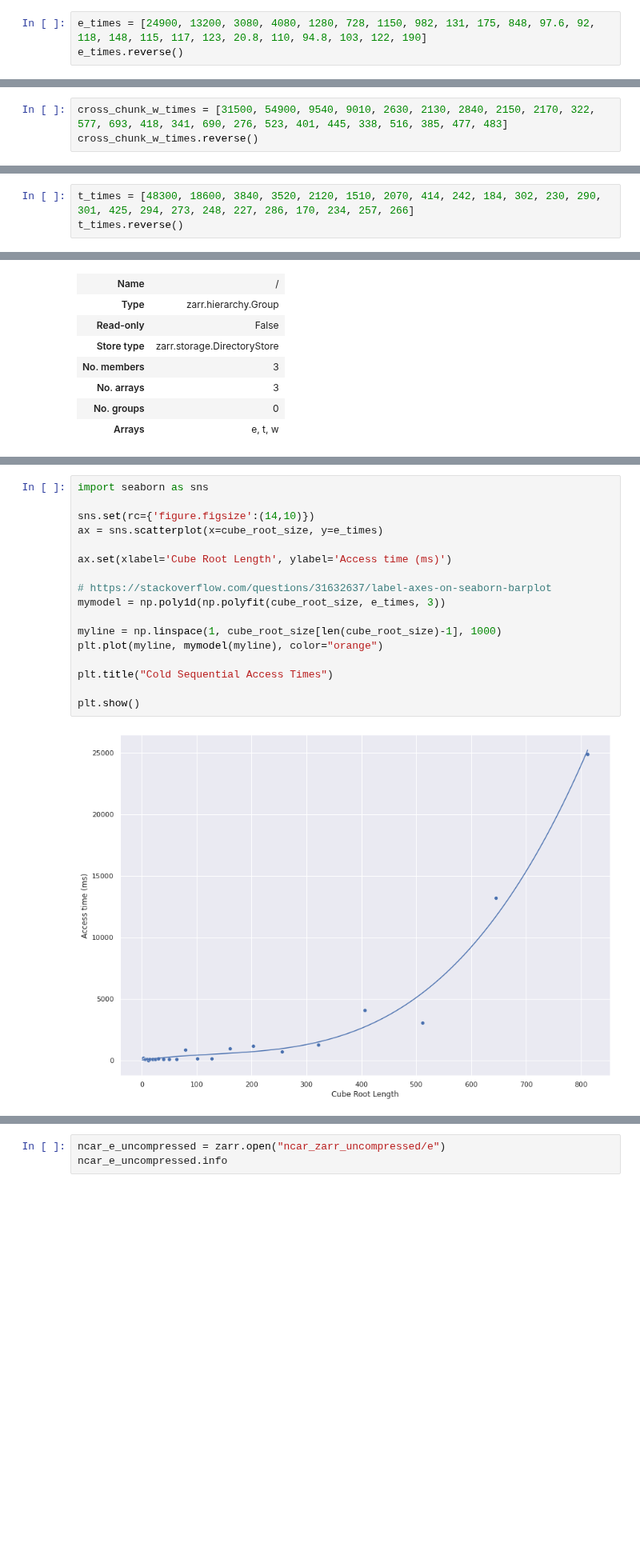
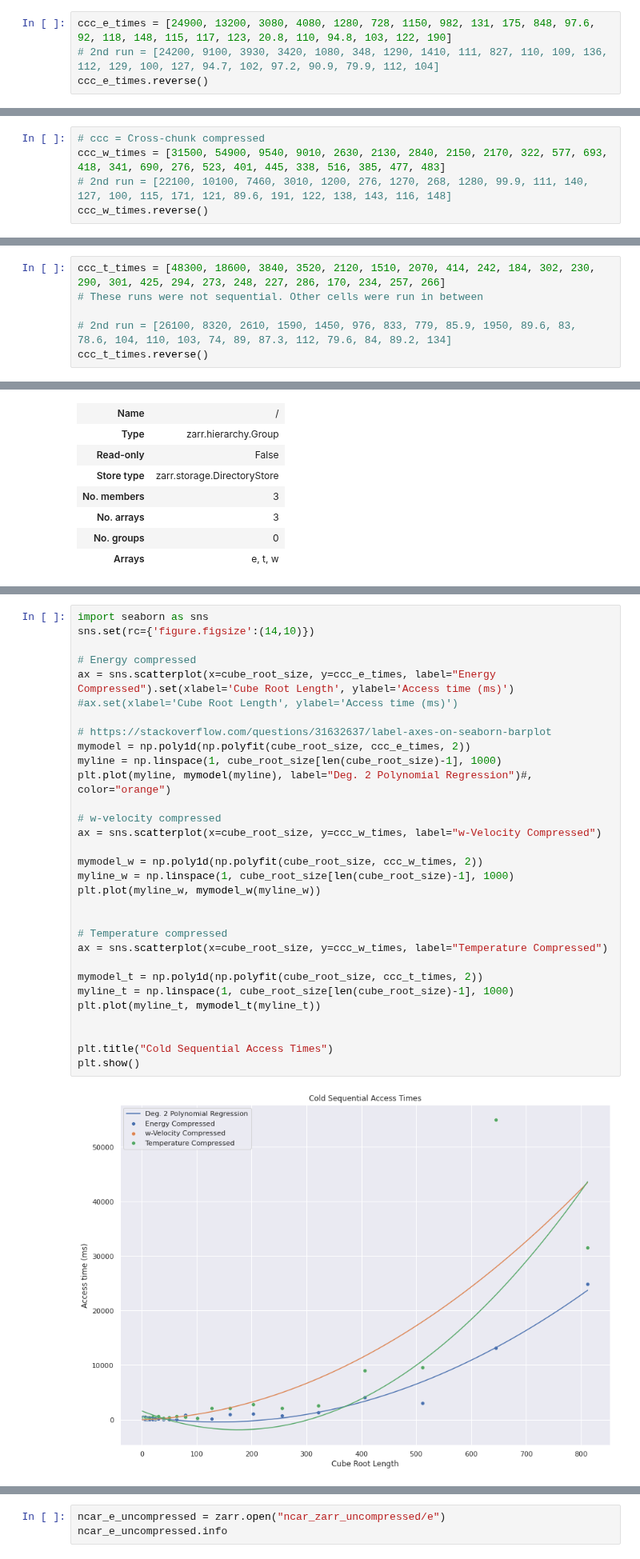
Before and after one commit to ariellubonja/ncar-zarr-code, a Jupyter notebook: compression-tradeoff-1-var.ipynb, the cells around one changed output, grey strips where cells are left out. Shown at 80% size. Drawn from its saved outputs; the diff is of its cells as text; blank space fills up the shorter version.

Commit message:
Running exp. for Access size using Min nr chunks (non-random, unlike before). Done some plots. TODO warm. TODO access all 2048^3 every loop and compare results - 2nd run results suspect

```diff
--- a/compression-tradeoff-1-var.ipynb
+++ b/compression-tradeoff-1-var.ipynb
@@ -392,8 +392,9 @@ for i in range(len(cube_root_size)-1,-1,-1): # From 31st to 0-th (inclusive)
 # %% [markdown]
 Spikes up/down in time are when access happens between chunks. Cross-chunk access needs decompressing of both chunks
 # %%
-e_times = [24900, 13200, 3080, 4080, 1280, 728, 1150, 982, 131, 175, 848, 97.6, 92, 118, 148, 115, 117, 123, 20.8, 110, 94.8, 103, 122, 190]
-e_times.reverse()
+ccc_e_times = [24900, 13200, 3080, 4080, 1280, 728, 1150, 982, 131, 175, 848, 97.6, 92, 118, 148, 115, 117, 123, 20.8, 110, 94.8, 103, 122, 190]
+# 2nd run = [24200, 9100, 3930, 3420, 1080, 348, 1290, 1410, 111, 827, 110, 109, 136, 112, 129, 100, 127, 94.7, 102, 97.2, 90.9, 79.9, 112, 104]
+ccc_e_times.reverse()
 # %%
 ncar_data['w'].info
 # %% [output]
@@ -440,6 +441,8 @@ for i in range(len(cube_root_size)-1,-1,-1): # From 31st to 0-th (inclusive)
 # %%
-cross_chunk_w_times = [31500, 54900, 9540, 9010, 2630, 2130, 2840, 2150, 2170, 322, 577, 693, 418, 341, 690, 276, 523, 401, 445, 338, 516, 385, 477, 483]
-cross_chunk_w_times.reverse()
+# ccc = Cross-chunk compressed
+ccc_w_times = [31500, 54900, 9540, 9010, 2630, 2130, 2840, 2150, 2170, 322, 577, 693, 418, 341, 690, 276, 523, 401, 445, 338, 516, 385, 477, 483]
+# 2nd run = [22100, 10100, 7460, 3010, 1200, 276, 1270, 268, 1280, 99.9, 111, 140, 127, 100, 115, 171, 121, 89.6, 191, 122, 138, 143, 116, 148]
+ccc_w_times.reverse()
 # %%
 ncar_data['t'].info
 # %% [output]
@@ -485,6 +490,9 @@ for i in range(len(cube_root_size)-1,-1,-1): # From 31st to 0-th (inclusive)
 # %%
-t_times = [48300, 18600, 3840, 3520, 2120, 1510, 2070, 414, 242, 184, 302, 230, 290, 301, 425, 294, 273, 248, 227, 286, 170, 234, 257, 266]
-t_times.reverse()
+ccc_t_times = [48300, 18600, 3840, 3520, 2120, 1510, 2070, 414, 242, 184, 302, 230, 290, 301, 425, 294, 273, 248, 227, 286, 170, 234, 257, 266]
+# These runs were not sequential. Other cells were run in between
+
+# 2nd run = [26100, 8320, 2610, 1590, 1450, 976, 833, 779, 85.9, 1950, 89.6, 83, 78.6, 104, 110, 103, 74, 89, 87.3, 112, 79.6, 84, 89.2, 134]
+ccc_t_times.reverse()
 # %% [markdown]
 # Uncompressed
 ## Cold-cache access all chunk sizes 2^6 - 2^30
@@ -550,19 +650,33 @@ t_uncomp_times = []
 # %%
 import seaborn as sns
+sns.set(rc={'figure.figsize':(14,10)})
 
-sns.set(rc={'figure.figsize':(14,10)})
-ax = sns.scatterplot(x=cube_root_size, y=e_times)
-
-ax.set(xlabel='Cube Root Length', ylabel='Access time (ms)')
+# Energy compressed
+ax = sns.scatterplot(x=cube_root_size, y=ccc_e_times, label="Energy Compressed").set(xlabel='Cube Root Length', ylabel='Access time (ms)')
+#ax.set(xlabel='Cube Root Length', ylabel='Access time (ms)')
 
 # https://stackoverflow.com/questions/31632637/label-axes-on-seaborn-barplot
-mymodel = np.poly1d(np.polyfit(cube_root_size, e_times, 3))
+mymodel = np.poly1d(np.polyfit(cube_root_size, ccc_e_times, 2))
+myline = np.linspace(1, cube_root_size[len(cube_root_size)-1], 1000)
+plt.plot(myline, mymodel(myline), label="Deg. 2 Polynomial Regression")#, color="orange")
 
-myline = np.linspace(1, cube_root_size[len(cube_root_size)-1], 1000)
-plt.plot(myline, mymodel(myline), color="orange")
+# w-velocity compressed
+ax = sns.scatterplot(x=cube_root_size, y=ccc_w_times, label="w-Velocity Compressed")
+
+mymodel_w = np.poly1d(np.polyfit(cube_root_size, ccc_w_times, 2))
+myline_w = np.linspace(1, cube_root_size[len(cube_root_size)-1], 1000)
+plt.plot(myline_w, mymodel_w(myline_w))
+
+
+# Temperature compressed
+ax = sns.scatterplot(x=cube_root_size, y=ccc_w_times, label="Temperature Compressed")
+
+mymodel_t = np.poly1d(np.polyfit(cube_root_size, ccc_t_times, 2))
+myline_t = np.linspace(1, cube_root_size[len(cube_root_size)-1], 1000)
+plt.plot(myline_t, mymodel_t(myline_t))
+
 
 plt.title("Cold Sequential Access Times")
-
 plt.show()
 # %% [output]
-[figure, old version]
+[figure, new version]
```
Also changed, not shown: parts of 37 cells of this notebook.
